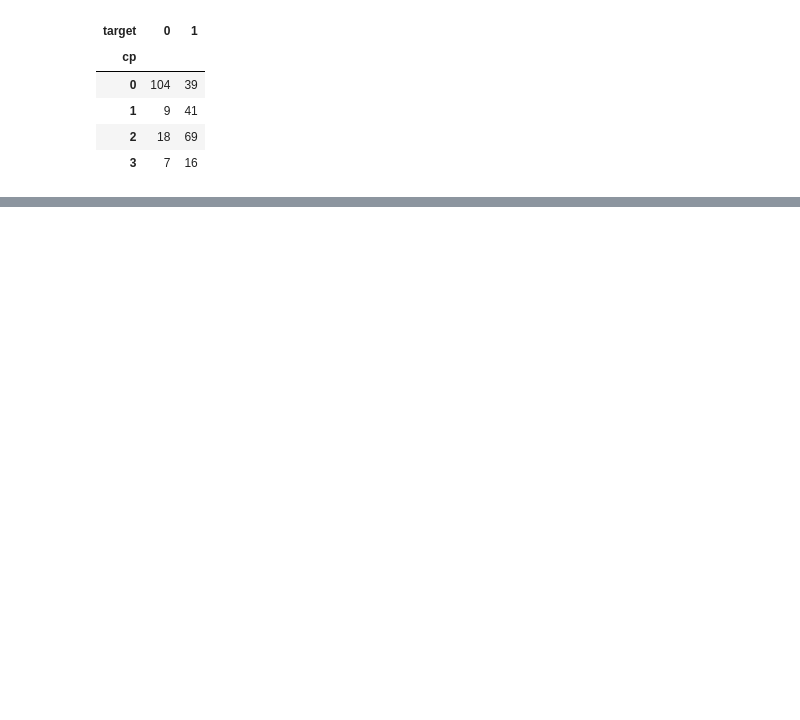
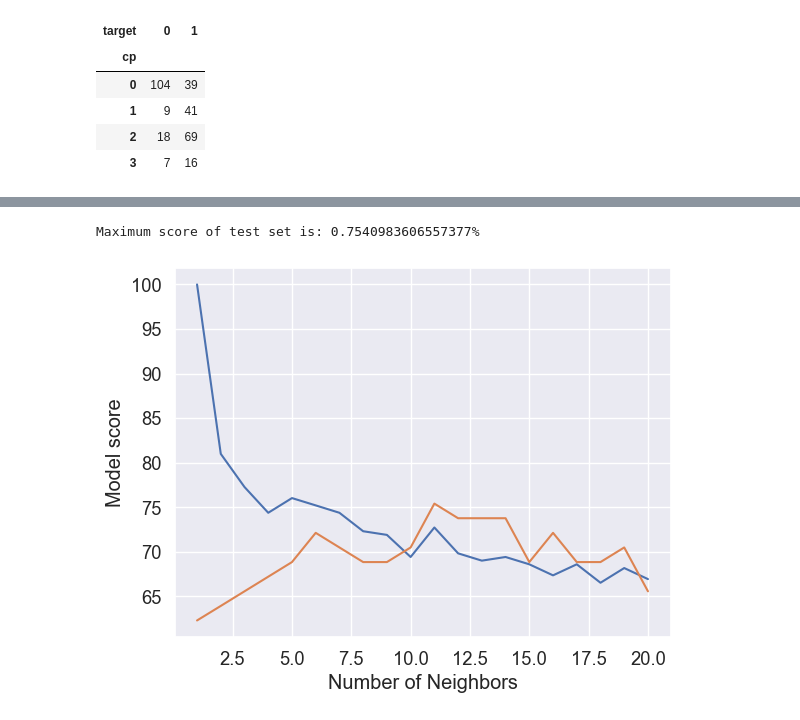
Before and after one commit to EZENWERE/ML-PROJECTS, a Jupyter notebook: Sklearn3.0.ipynb, the cells around one changed output, grey strips where cells are left out. Saved outputs shown, nothing was run; the diff lists cells and outputs as text; code cells hidden in the pictures; blank space fills up the shorter version.

```diff
--- a/Sklearn3.0.ipynb
+++ b/Sklearn3.0.ipynb
@@ -410,0 +531,13 @@ ax = sns.heatmap(corr_matrix, annot=True, fmt= ".2f", cmap ="YlGnBu" );
+# %%
+train_scores = []
+test_scores =[]
+
+neighbors = range(1, 21)
+
+knn = KNeighborsClassifier()
+for i in neighbors:
+    knn.set_params(n_neighbors = i )
+    knn.fit(x_train, y_train)
+    train_scores.append(round(knn.score(x_train, y_train) * 100, 2))
+    test_scores.append(round(knn.score(x_test,y_test)*100, 2))
+train_scores
@@ -410,0 +588,10 @@ ax = sns.heatmap(corr_matrix, annot=True, fmt= ".2f", cmap ="YlGnBu" );
+# %%
+plt.plot(neighbors, train_scores)
+plt.plot(neighbors, test_scores)
+plt.xlabel("Number of Neighbors")
+plt.ylabel("Model score")
+
+print(f"Maximum score of test set is: {max(test_score)}%")
+# %% [output]
+Maximum score of test set is: 0.7540983606557377%
+[figure, added]
```
Also changed, not shown: parts of 20 cells of this notebook, 2 other files.
